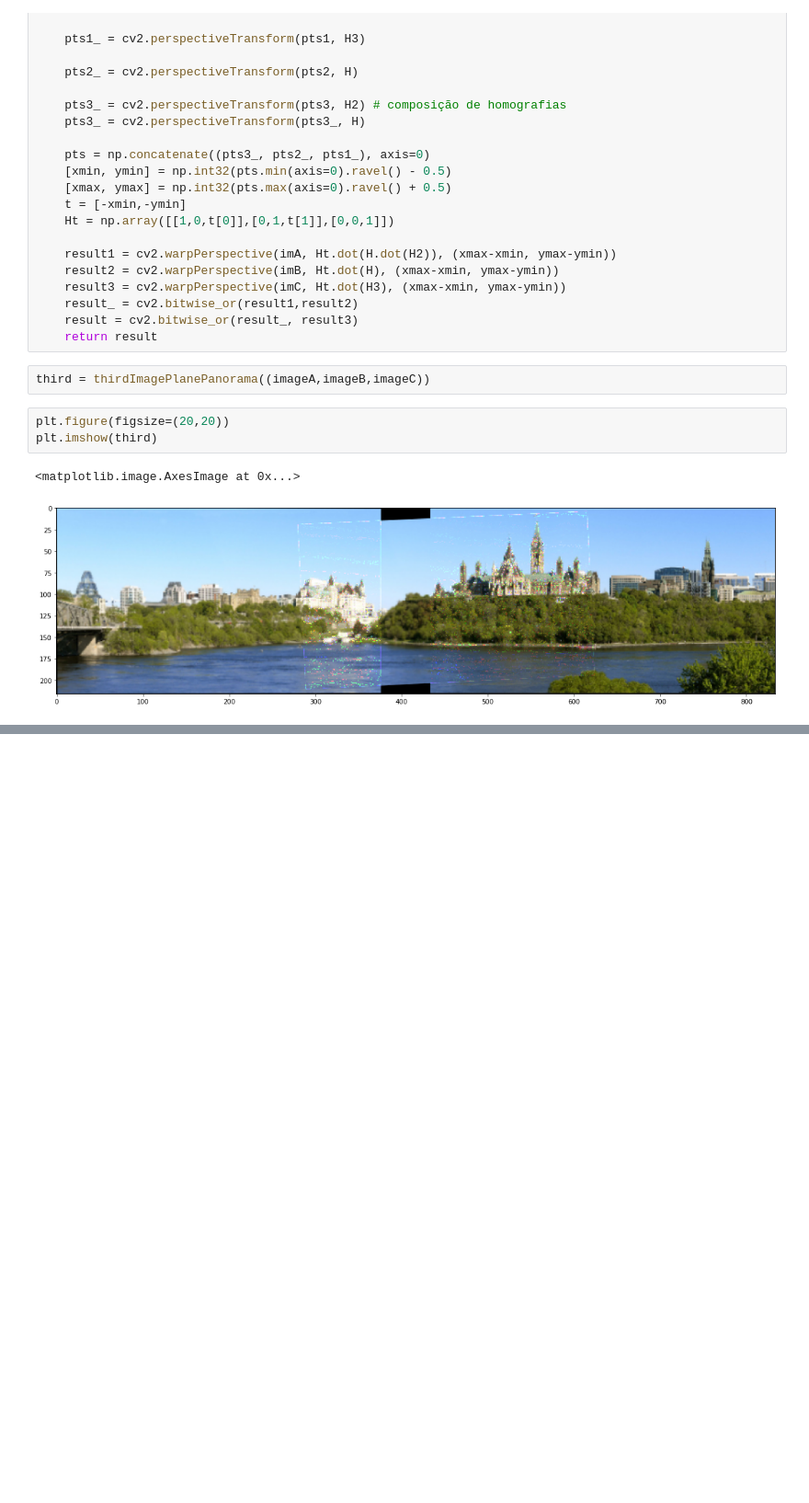
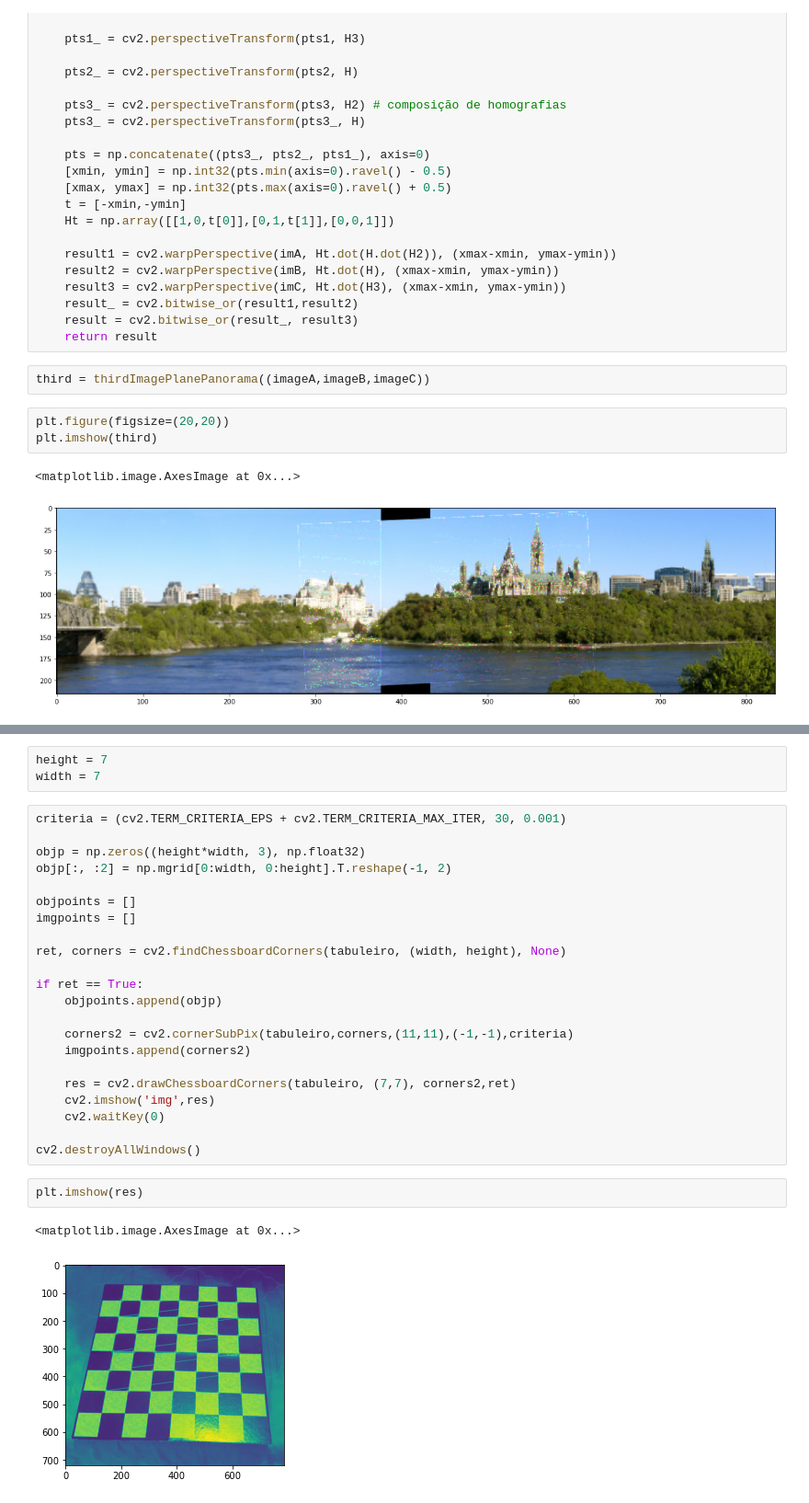
Before and after one commit to lucasmmassa/VisaoComputacional_PLE, a Jupyter notebook: lista3/Lista-3.ipynb, the cells around one changed output, grey strips where cells are left out. Shown at 92% size. Saved outputs shown, nothing was run; the diff lists cells and outputs as text; blank space fills up the shorter version.

```diff
--- a/lista3/Lista-3.ipynb
+++ b/lista3/Lista-3.ipynb
@@ -260,0 +270,30 @@ plt.imshow(third)
+# %%
+height = 7
+width = 7
+# %%
+criteria = (cv2.TERM_CRITERIA_EPS + cv2.TERM_CRITERIA_MAX_ITER, 30, 0.001)
+
+objp = np.zeros((height*width, 3), np.float32)
+objp[:, :2] = np.mgrid[0:width, 0:height].T.reshape(-1, 2)
+
+objpoints = []
+imgpoints = []
+
+ret, corners = cv2.findChessboardCorners(tabuleiro, (width, height), None)
+
+if ret == True:
+    objpoints.append(objp)
+
+    corners2 = cv2.cornerSubPix(tabuleiro,corners,(11,11),(-1,-1),criteria)
+    imgpoints.append(corners2)
+
+    res = cv2.drawChessboardCorners(tabuleiro, (7,7), corners2,ret)
+    cv2.imshow('img',res)
+    cv2.waitKey(0)
+
+cv2.destroyAllWindows()
+# %%
+plt.imshow(res)
+# %% [output]
+<matplotlib.image.AxesImage at 0x...>
+[figure, added]
```
Also changed, not shown: parts of 2 cells of this notebook, 11 other files.
